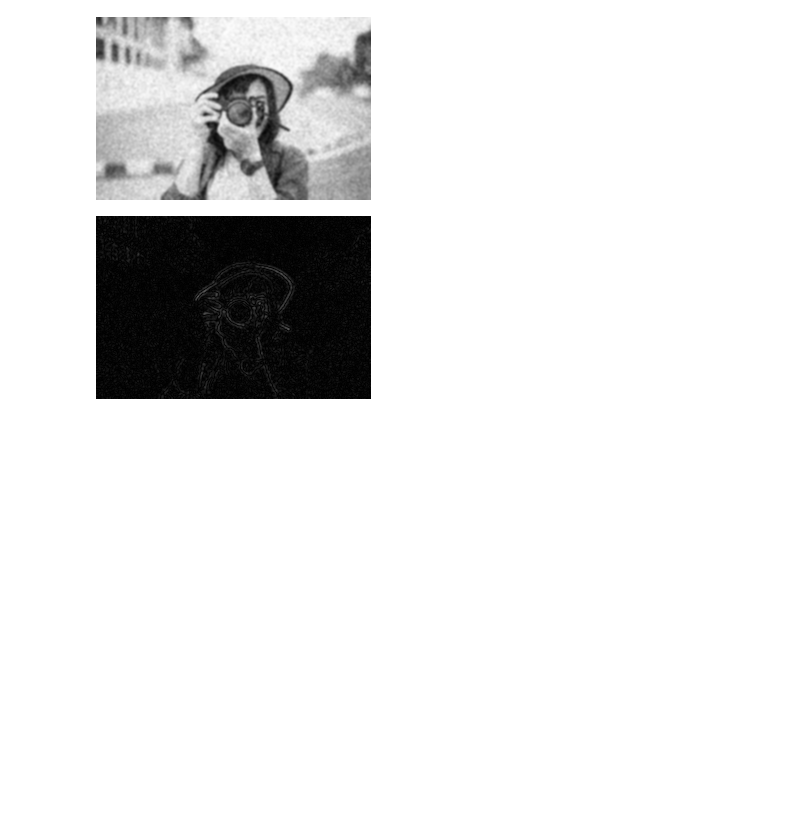
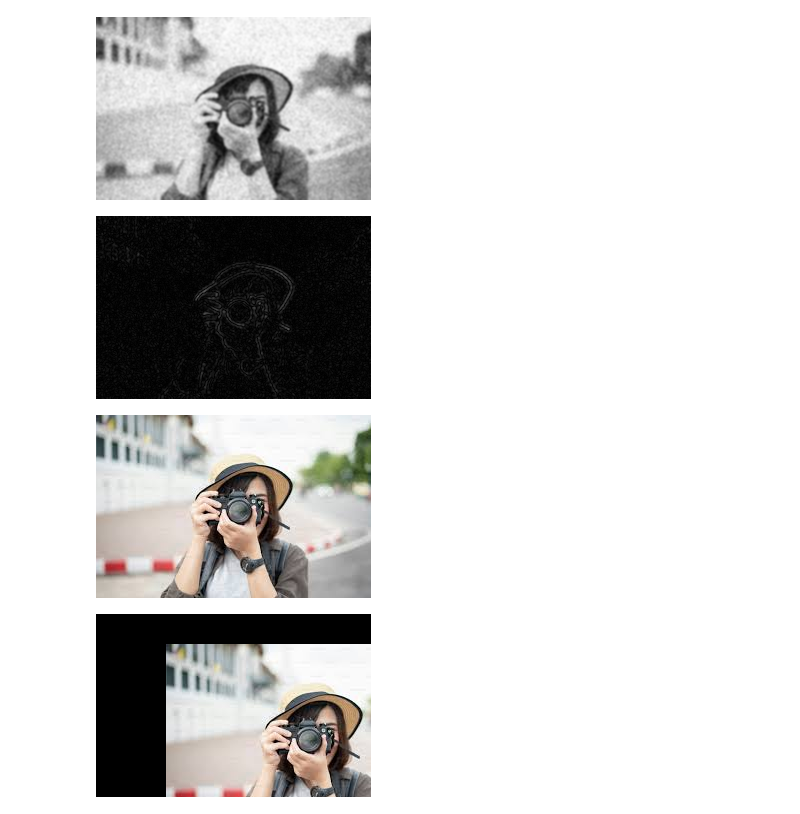
Before and after one commit to hr7657316/computervision, a Jupyter notebook: Computervision.ipynb, the cells around one changed output. Cells and saved outputs as stored; diff of their text form; code cells hidden in the pictures; blank space fills up the shorter version.

```diff
--- a/Computervision.ipynb
+++ b/Computervision.ipynb
@@ -191,3 +191,21 @@ cv2_imshow(laplacian_filtered)    # After Laplacian Filtering
 [figure]
 [figure]
 [figure]
+# %%
+import cv2
+from google.colab.patches import cv2_imshow
+import numpy as np
+
+
+image = cv2.imread('/content/sample_data/images.jpeg')
+
+
+tx = 70
+ty = 30
+translation_matrix = np.float32([[1, 0, tx], [0, 1, ty]])
+image_translation = cv2.warpAffine(image, translation_matrix, (image.shape[1], image.shape[0]))
+cv2_imshow(image)
+cv2_imshow(image_translation)
+# %% [output]
+[figure, added]
+[figure, added]
```
Also changed, not shown: parts of 3 cells of this notebook.
